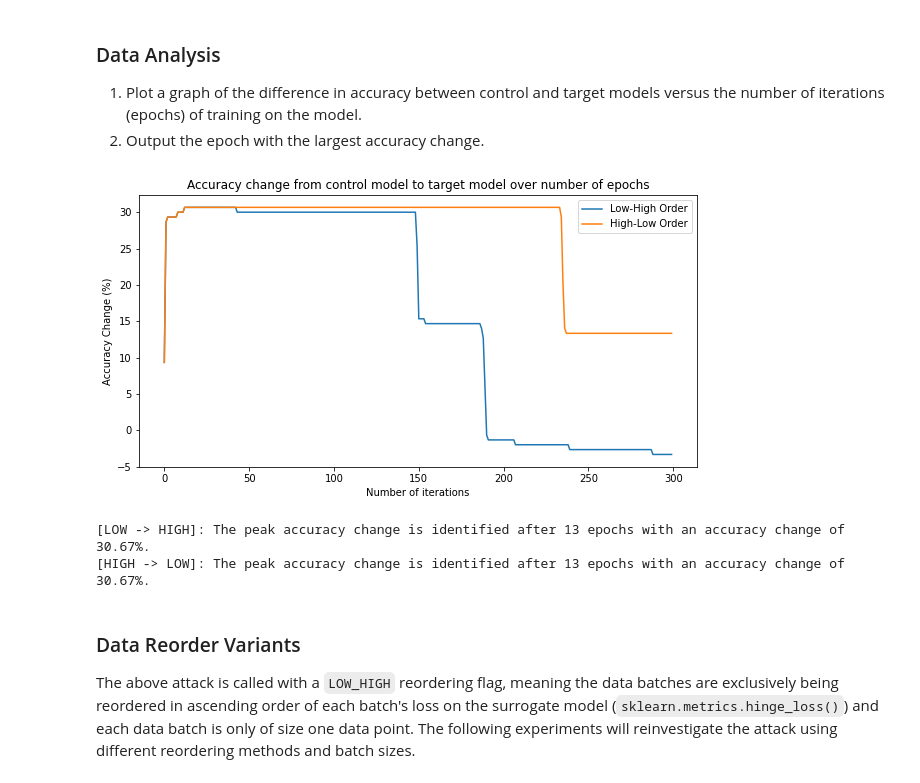
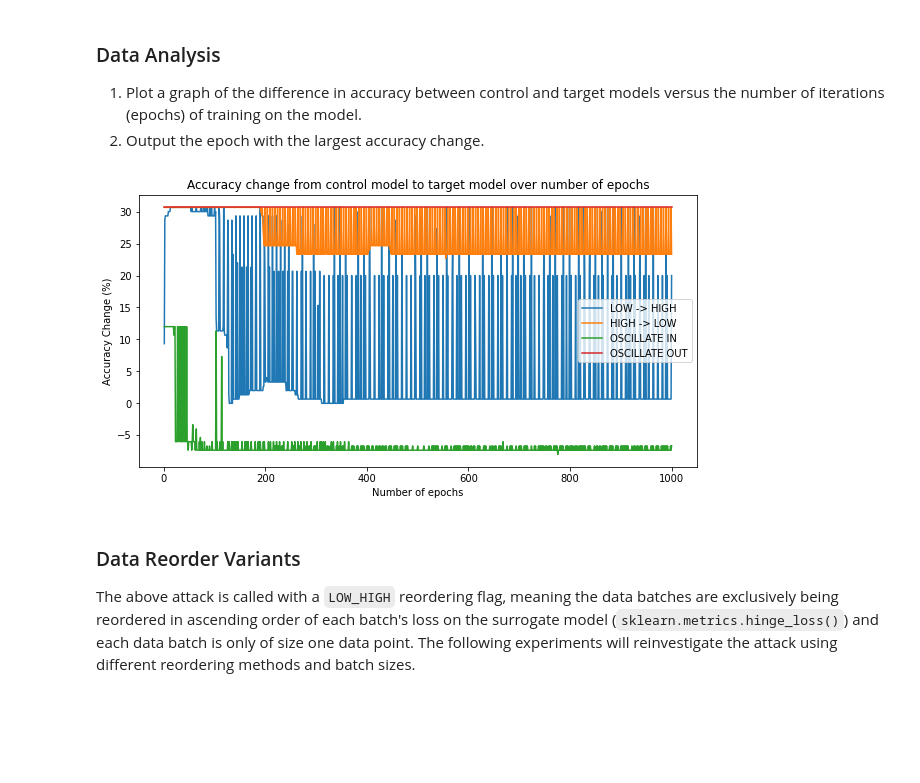
Before and after one commit to Shahiriyo/CS310-DataPoisoning-Project, a Jupyter notebook: DataOrderingSGD.ipynb, the cells around one changed output. Cells and saved outputs as stored; diff of their text form; code cells hidden in the pictures; blank space fills up the shorter version.

Commit message:
Added oscillation attack variants.

````diff
--- a/DataOrderingSGD.ipynb
+++ b/DataOrderingSGD.ipynb
@@ -226,7 +225,7 @@ counting_dict2(dictionary)
 The data is reordered based on the specified attack type and the data is then fed in this order into the target and surrogate models. The control model's ordering is not altered by the algorithm. This model is not needed in an actual attack and is only being used in this experiment as a control model for data analysis and comparison after running the algorithm.
 # %%
 #===== ATTACK =====
-def attack(attackType, batchType, firstAttackEpoch=False):
+def attack(attackType, batchType):
 
     # Stores read data points and their class labels BEFORE reordering
     data = []
@@ -237,7 +236,7 @@ def attack(attackType, batchType, firstAttackEpoch=False):
     # Stores a data point's index from data as a key, and this data point's loss on surrogate as value
     datacosts = {}
 
-    for i in range(len(trainingData)):
+    for i in range(N):
         # Read each datapoint, evaluate the accuracy
         point = trainingData.iloc[i:i+1]
         label = trainingLabels.iloc[i]
@@ -262,7 +261,7 @@ def attack(attackType, batchType, firstAttackEpoch=False):
         reorderedLabels.append(labels[index])
 
     # Invert each half of reordered data if oscillating out attack type
-    if attackType == OSC_OUT and firstAttackEpoch:
+    if attackType == OSC_OUT:
         right = reorderedData[len(reorderedData)//2:][::-1]
         left = reorderedData[:len(reorderedData)//2][::-1]
         reorderedData = left + right
@@ -277,16 +276,15 @@ def attack(attackType, batchType, firstAttackEpoch=False):
             reorderedData[i] = reorderedData[i][::-1]
         reorderedLabels = reorderedLabels[::-1]
 
-    # START OF TO BE COMPLETED WORK
     # Alternate between low and high loss batch if oscillating attack type
     if attackType == OSC_IN or attackType == OSC_OUT:
         osc = False
         start = 0
         end = N - 1
+        oscillatedData = [None] * N
+        oscillatedLabels = [None] * N
         for i in range(N):
             osc = not osc
-            oscillatedData = [None] * N
-            oscillatedLabels = [None] * N
             if osc:
                 oscillatedData[i] = reorderedData[start]
                 oscillatedLabels[i] = reorderedLabels[start]
@@ -296,7 +294,7 @@ def attack(attackType, batchType, firstAttackEpoch=False):
                 oscillatedLabels[i] = reorderedLabels[end]
                 end -= 1
         reorderedData = oscillatedData
-    #END OF TO BE COMPLETED WORK
+        reorderedLabels = oscillatedLabels
 
     # Reformat into one large pandas dataframe
     reorderedData = pd.concat(reorderedData)
@@ -310,16 +308,19 @@ def attack(attackType, batchType, firstAttackEpoch=False):
 # %% [markdown]
 This is repeated ```NUM_ITER``` times, with the change in accuracy between target and control models being recorded at every iteration.
 # %%
-accuracies = {LOW_HIGH: [], HIGH_LOW: [], OSC_IN: [], OSC_OUT: []}
+accuracies = {
+    LOW_HIGH: {'CONTROL': [], 'TARGET': []},
+    HIGH_LOW: {'CONTROL': [], 'TARGET': []},
+    OSC_IN: {'CONTROL': [], 'TARGET': []},
+    OSC_OUT: {'CONTROL': [], 'TARGET': []}
+}
 
-for j in (LOW_HIGH, HIGH_LOW):#, OSC_IN, OSC_OUT):
-    init_models()
-    for i in range(NUM_ITER):
-        attack(j, None)
-        accuracies[j].append(control.score(testData, testLabels) - target.score(testData, testLabels))
-
-    # Multiply accuracy change values by 100 for percentages
-    accuracies[j] = np.array(accuracies[j]) * 100
+init_models()
+for i in (LOW_HIGH, HIGH_LOW, OSC_IN, OSC_OUT):
+    for j in range(NUM_ITER):
+        attack(i, None)
+        accuracies[i]['CONTROL'].append(control.score(testData, testLabels) * 100)
+        accuracies[i]['TARGET'].append(target.score(testData, testLabels) * 100)
 # %% [markdown]
 ### Data Analysis
 
@@ -327,22 +328,17 @@ for j in (LOW_HIGH, HIGH_LOW):#, OSC_IN, OSC_OUT):
 2. Output the epoch with the largest accuracy change.
 # %%
 # Plot graph of accuracy variation with number of iterations during training
-plt.plot(range(NUM_ITER), accuracies[LOW_HIGH], label="Low-High Order")
-plt.plot(range(NUM_ITER), accuracies[HIGH_LOW], label="High-Low Order")
-#plt.plot(range(NUM_ITER), accuracies[OSC_IN], label="Oscillating In Order")
-#plt.plot(range(NUM_ITER), accuracies[OSC_OUT], label="Oscillating Out Order")
-plt.xlabel('Number of iterations')
+for i in (LOW_HIGH, HIGH_LOW, OSC_IN, OSC_OUT):
+    difference = np.array(accuracies[i]['CONTROL']) - np.array(accuracies[i]['TARGET'])
+    plt.plot(range(1, NUM_ITER+1), difference, label=i)
+plt.xlabel('Number of epochs')
 plt.ylabel('Accuracy Change (%)')
 plt.title('Accuracy change from control model to target model over number of epochs')
 plt.gcf().set_size_inches(10, 5)
 plt.legend()
 plt.show()
-print("[LOW -> HIGH]: The peak accuracy change is identified after " + str(np.argmax(accuracies[LOW_HIGH]) + 1) + " epochs with an accuracy change of " + str(np.round(np.max(percentageAcc), 2)) + "%.")
-print("[HIGH -> LOW]: The peak accuracy change is identified after " + str(np.argmax(accuracies[HIGH_LOW]) + 1) + " epochs with an accuracy change of " + str(np.round(np.max(percentageAcc), 2)) + "%.")
 # %% [output]
-[figure, old version]
+[figure, new version]
-[LOW -> HIGH]: The peak accuracy change is identified after 13 epochs with an accuracy change of 30.67%.
-[HIGH -> LOW]: The peak accuracy change is identified after 13 epochs with an accuracy change of 30.67%.
 # %% [markdown]
 ### Data Reorder Variants
 
````
Also changed, not shown: parts of 1 cell of this notebook.
